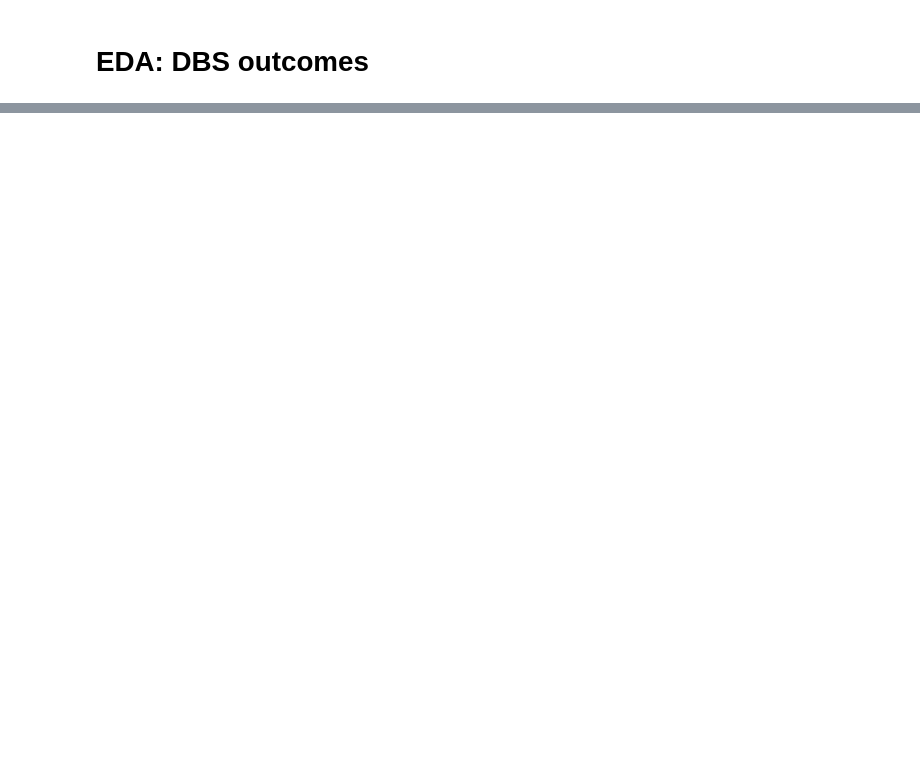
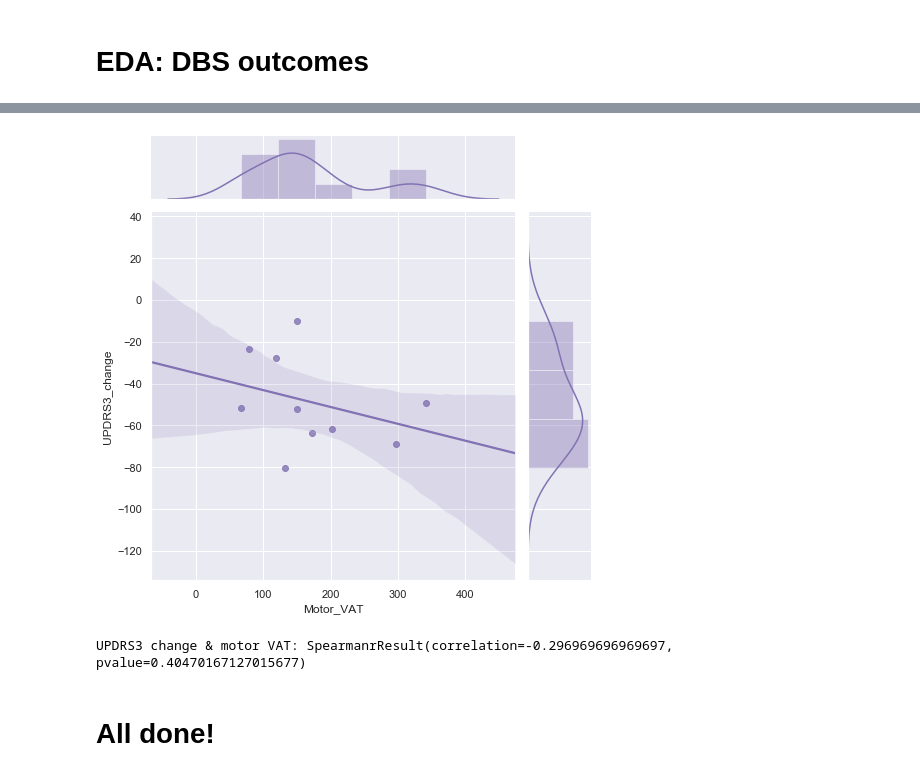
Before and after one commit to jazzmanmike/DBS, a Jupyter notebook: DBS_EDA.ipynb, the cells around one changed output, grey strips where cells are left out. Saved outputs shown, nothing was run; the diff lists cells and outputs as text; code cells hidden in the pictures; blank space fills up the shorter version.

```diff
--- a/DBS_EDA.ipynb
+++ b/DBS_EDA.ipynb
@@ -283,0 +700,25 @@ plt.title("Figure P19\n Repeated Measures Data - Example 1")
+# %%
+#do linear regression with marginal distributions
+sns.set(style="darkgrid")
+
+#now define target nucleus
+vat_data_stn = vat_data[(vat_data['Target'] == 'STN')]
+
+tips = sns.load_dataset("tips")
+plt = sns.jointplot("Motor_VAT", "UPDRS3_change", data=vat_data_stn,
+                  kind="reg", truncate=False,
+                  color="m", height=7)
+
+#savefigure
+plt.savefig('figures/linear_regression_stnU3motorVAT.svg')
+# %% [output]
+[figure, added]
+# %%
+#test outcome & VAT per target
+
+print('UPDRS3 change & motor VAT:',
+      scipy.stats.spearmanr(vat_data_stn.Motor_VAT, vat_data_stn.UPDRS3_change, nan_policy='omit'))
+# %% [output]
+UPDRS3 change & motor VAT: SpearmanrResult(correlation=-0.296969696969697, pvalue=0.40470167127015677)
+# %% [markdown]
+# All done!
```
Also changed, not shown: parts of 67 cells of this notebook, 43 other files.
